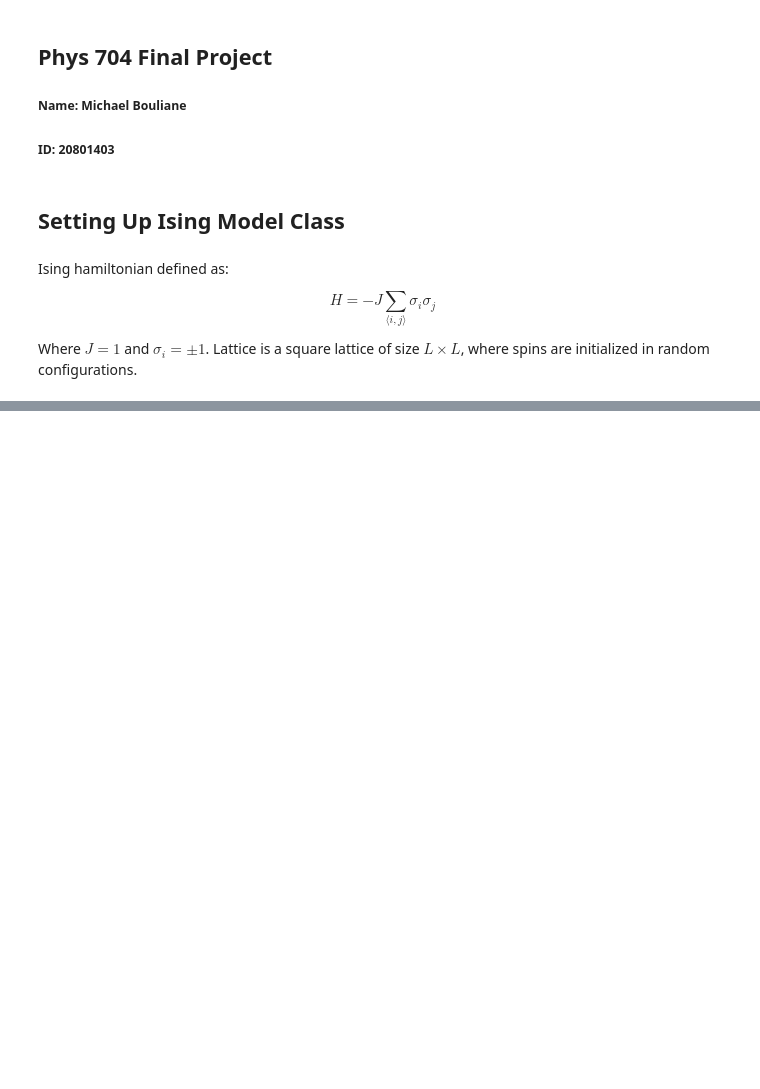
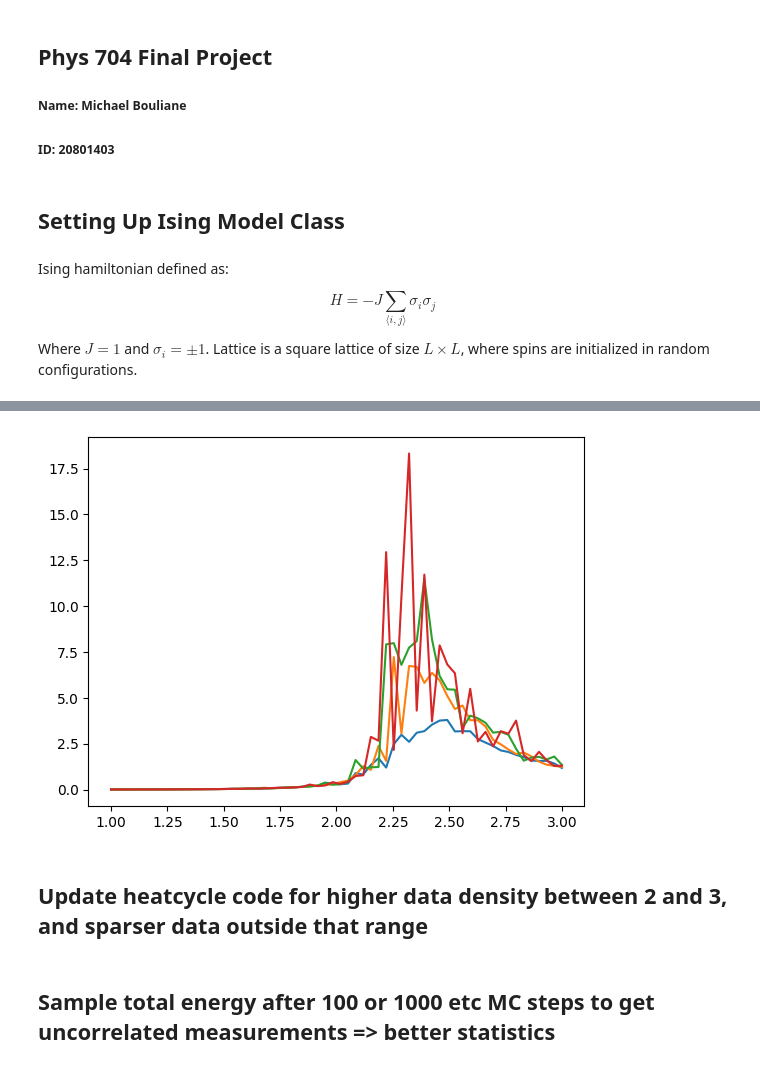
Before and after one commit to m-bouliane/Phys-705, a Jupyter notebook: Final Project.ipynb, the cells around one changed output, grey strips where cells are left out. Cells and saved outputs as stored; diff of their text form; code cells hidden in the pictures; blank space fills up the shorter version.

```diff
--- a/Final Project.ipynb
+++ b/Final Project.ipynb
@@ -76,0 +182,15 @@ class IsingSystem():
+# %%
+test3 = IsingSystem(1, 16)
+
+chi, T = test3.finite_scale()
+
+for i in range(4):
+    plt.plot(T, chi[i])
+plt.show()
+# %% [output]
+[figure, added]
+# %% [markdown]
+## Update heatcycle code for higher data density between 2 and 3, and sparser data outside that range
+# %% [markdown]
+## Sample total energy after 100 or 1000 etc MC steps to get uncorrelated measurements => better statistics
+##
```
Also changed, not shown: parts of 3 cells of this notebook, 1 other file.
